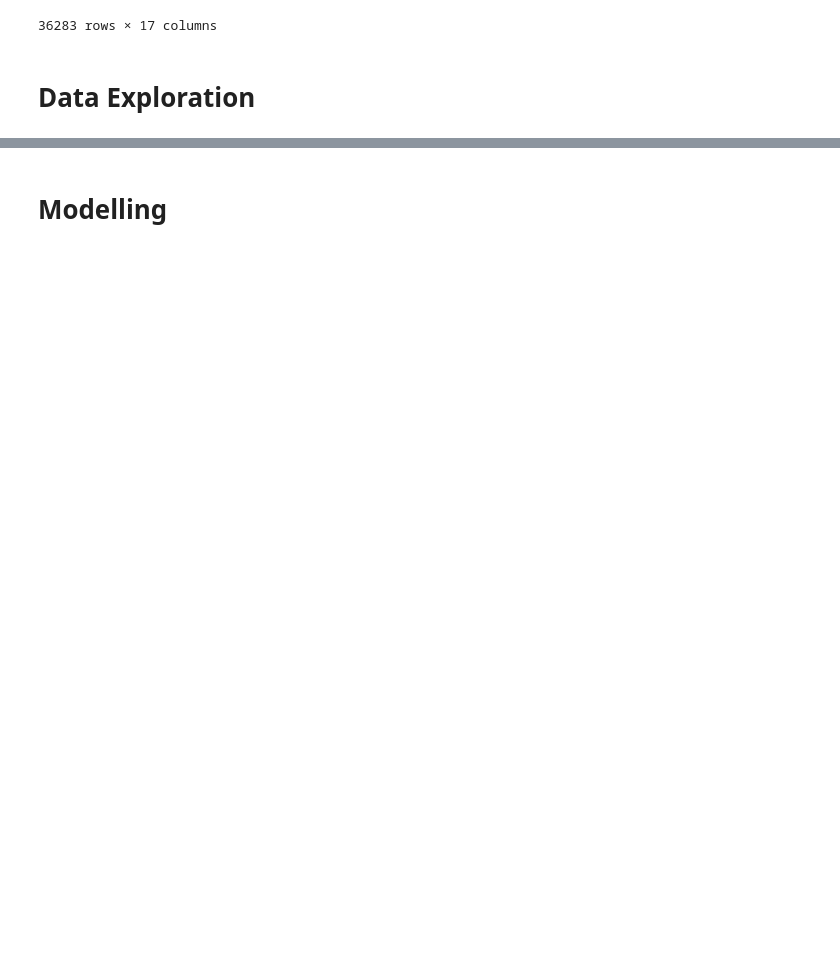
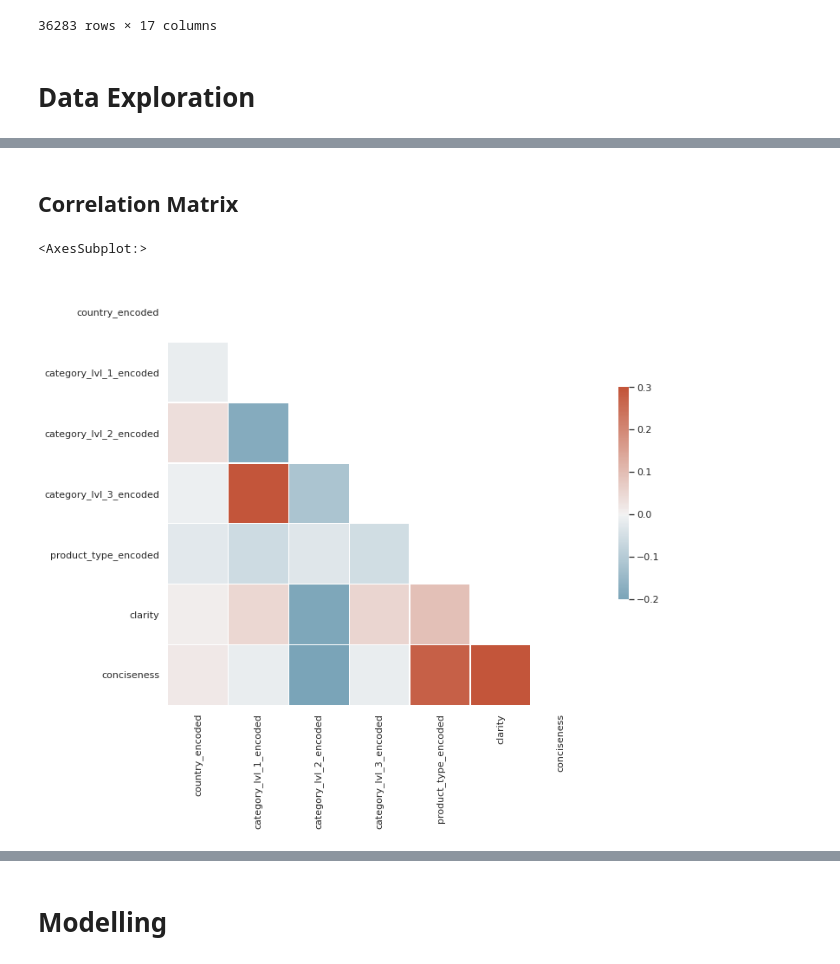
Before and after one commit to Rubix982/Product-Quality-Classification, a Jupyter notebook: model.ipynb, the cells around one changed output, grey strips where cells are left out. Saved outputs shown, nothing was run; the diff lists cells and outputs as text; code cells hidden in the pictures; blank space fills up the shorter version.

Commit message:
New subheadings, added more preprocessing steps, added new library imports, BeautifulSoup, NLTK, spaCy, added newer images, added visualizations for the code

```diff
--- a/model.ipynb
+++ b/model.ipynb
@@ -120,3 +169,13 @@ training_data[training_data['short_description'].isna()][:5]
 np.isnan(training_data.loc[924, 'short_description'])
 # %% [output]
 True
+# %%
+test = '<div class="prod_content"> <div class="prod_details"> <ul class="prd-attributesList ui-listBulleted"> <li class="">Genuine Windows® 81< li> <li class="">133in 169 HD TOUCH< li> <li class="">Intel® Core™ I5-5200U< li> <li class="">4GB RAM - 500GB ROM< li> <li class="">NVIDIA® GeForce® GT 920M< li> <li class="">2 -in-1 card reader ( SD  SDHC)< li> <li class="">VGA Web Camera< li> <li class="">ASUS SonicMaster Lite Technology< li> < ul> < div> < div>'
+# %%
+soup = BeautifulSoup(test)
+
+soup_div = soup.find_all('div')
+
+for div in soup_div:
+    for li in div.find_all('li'):
+        print(li.prettify())
@@ -128,9 +205,11 @@ for idx in range(0, len(training_data)):
 
     if not type(entry) is float:
 
-        if '<ul>' not in entry and '<li>' not in entry:
+        if '<ul' not in entry and '<li' not in entry and '<div' not in entry:
             training_data.loc[idx, 'new_description'] = entry
-        else:
+        elif '<div' in entry:
+
+        elif '<ul' in entry or '<li' in entry:
             soup = BeautifulSoup(entry)
 
             soup_li = soup.find_all('li')
@@ -355,0 +458,2 @@ Index(['country', 'sku_id', 'title', 'category_lvl_1', 'category_lvl_2',
+# %%
+corr_data = training_data[['country_encoded', 'category_lvl_1_encoded', 'category_lvl_2_encoded', 'category_lvl_3_encoded', 'product_type_encoded', 'clarity', 'conciseness']]
@@ -355,0 +476,2 @@ Index(['country', 'sku_id', 'title', 'category_lvl_1', 'category_lvl_2',
+# %% [markdown]
+## Correlation Matrix
@@ -355,0 +483,21 @@ Index(['country', 'sku_id', 'title', 'category_lvl_1', 'category_lvl_2',
+# %%
+sns.set_theme(style="white")
+
+# Compute the correlation matrix
+corr = corr_data.corr()
+
+# Generate a mask for the upper triangle
+mask = np.triu(np.ones_like(corr, dtype=bool))
+
+# Set up the matplotlib figure
+f, ax = plt.subplots(figsize=(11, 9))
+
+# Generate a custom diverging colormap
+cmap = sns.diverging_palette(230, 20, as_cmap=True)
+
+# Draw the heatmap with the mask and correct aspect ratio
+sns.heatmap(corr, mask=mask, cmap=cmap, vmax=.3, center=0,
+            square=True, linewidths=.5, cbar_kws={"shrink": .5})
+# %% [output]
+<AxesSubplot:>
+[figure, added]
```
Also changed, not shown: parts of 31 cells of this notebook.
